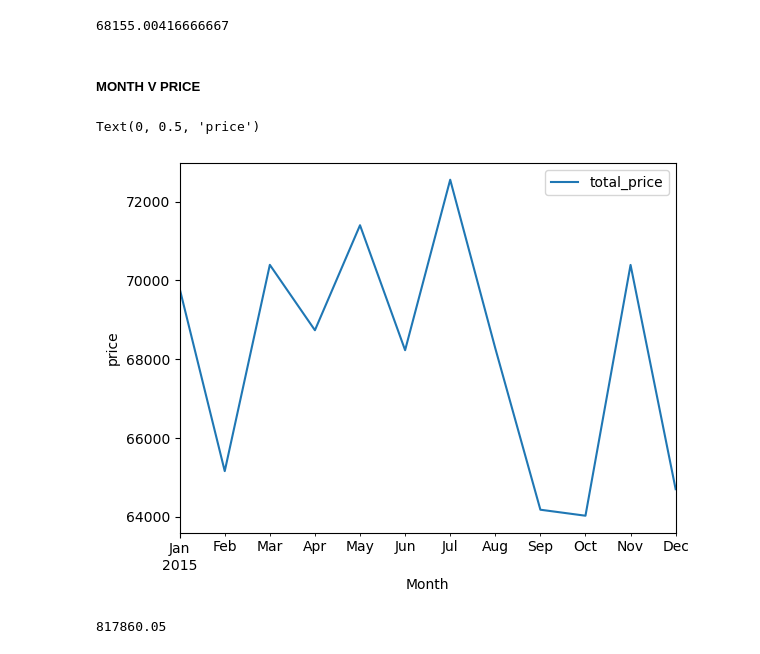
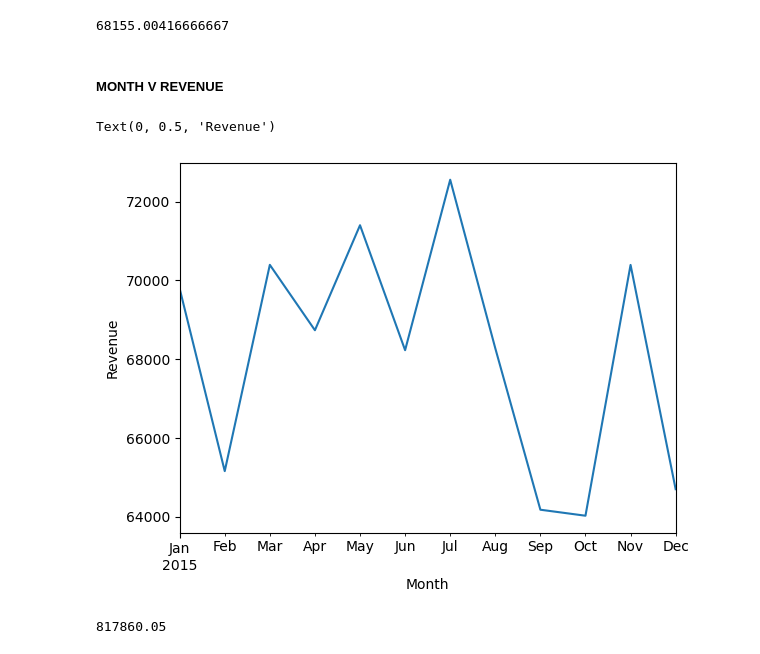
Before and after one commit to Jiyuu-da/pizza_sale, a Jupyter notebook: pizza_sales.ipynb, the cells around one changed output. Saved outputs shown, nothing was run; the diff lists cells and outputs as text; code cells hidden in the pictures.

```diff
--- a/pizza_sales.ipynb
+++ b/pizza_sales.ipynb
@@ -341,14 +341,14 @@ monthly_sales['total_price'].mean()
 # %% [output]
 68155.00416666667
 # %% [markdown]
-##### MONTH V PRICE
+##### MONTH V REVENUE
 # %%
-monthly_sales.plot()
+monthly_sales.plot(legend=None)
 plt.xlabel("Month")
-plt.ylabel("price")
+plt.ylabel("Revenue")
 # %% [output]
-Text(0, 0.5, 'price')
+Text(0, 0.5, 'Revenue')
-[figure, old version]
+[figure, new version]
 # %%
 # TOTAL SALES IN 2015
 monthly_sales['total_price'].sum()
```
